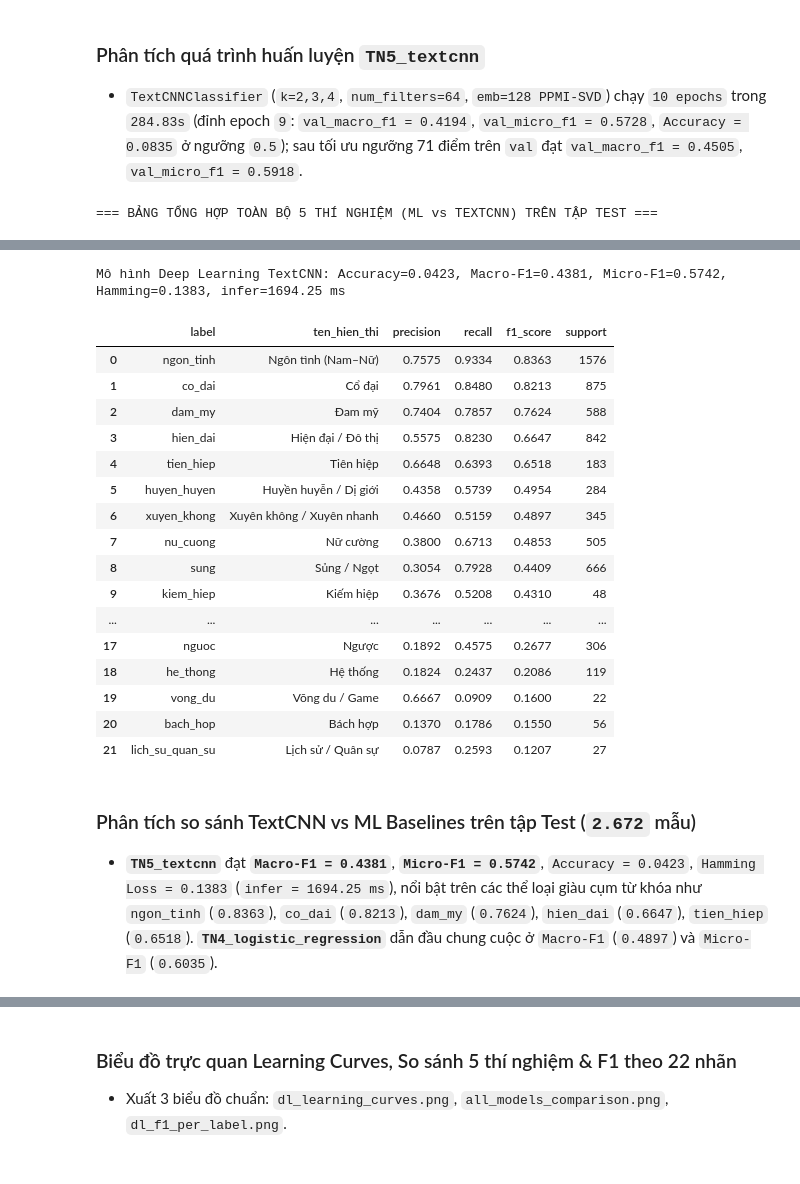
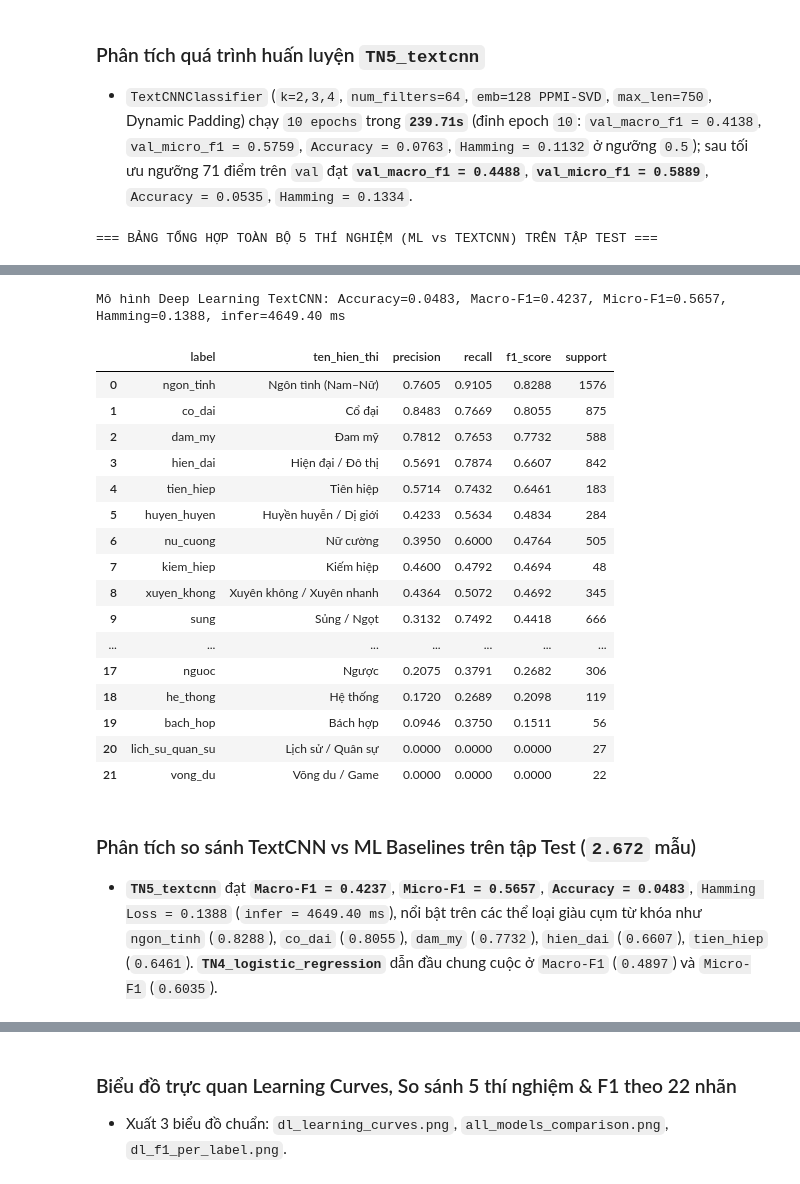
Before and after one commit to hoang424/NLP_CUOI-KY, a Jupyter notebook: notebooks/04_deep_learning.ipynb, the cells around one changed output, grey strips where cells are left out. Saved outputs shown, nothing was run; the diff lists cells and outputs as text; code cells hidden in the pictures.

```diff
--- a/notebooks/04_deep_learning.ipynb
+++ b/notebooks/04_deep_learning.ipynb
@@ -21,7 +21,6 @@ if str(ROOT) not in sys.path:
 import numpy as np
 import pandas as pd
 import torch
-from torch.utils.data import DataLoader, TensorDataset
 
 from src.config import (
     EXPERIMENTS_CSV,
@@ -31,6 +30,7 @@ from src.config import (
     MODELS_DIR,
     RANDOM_STATE,
     STORIES_CLEAN_CSV,
+    TEXTCNN_MAX_LEN,
 )
 from src.evaluation.metrics import (
     evaluate_model,
@@ -42,7 +42,9 @@ from src.evaluation.metrics import (
 from src.features.embedding import (
     build_corpus_embeddings,
     build_vocab,
-    texts_to_sequences,
+    estimate_dynamic_pad_ratio,
+    make_dynamic_dataloader,
+    texts_to_id_lists,
 )
 from src.models.ml_models import apply_thresholds, tune_per_label_thresholds
 from src.models.textcnn import (
@@ -73,7 +75,7 @@ y_train = train_df[label_cols].to_numpy(dtype=np.float32)
 y_val = val_df[label_cols].to_numpy(dtype=np.float32)
 y_test = test_df[label_cols].to_numpy(dtype=np.float32)
 
-MAX_LEN = 200
+MAX_LEN = TEXTCNN_MAX_LEN
 EMB_DIM = 128
 BATCH_SIZE = 256
 
@@ -82,9 +84,9 @@ val_tokens = val_df["tokens"].fillna("")
 test_tokens = test_df["tokens"].fillna("")
 
 vocab = build_vocab(train_tokens, min_freq=2, max_vocab_size=20000)
-x_seq_train = texts_to_sequences(train_tokens, vocab, max_len=MAX_LEN)
-x_seq_val = texts_to_sequences(val_tokens, vocab, max_len=MAX_LEN)
-x_seq_test = texts_to_sequences(test_tokens, vocab, max_len=MAX_LEN)
+x_ids_train = texts_to_id_lists(train_tokens, vocab, max_len=MAX_LEN)
+x_ids_val = texts_to_id_lists(val_tokens, vocab, max_len=MAX_LEN)
+x_ids_eval = texts_to_id_lists(test_tokens, vocab, max_len=MAX_LEN)
 
 t_emb = time.perf_counter()
 pretrained_matrix = build_corpus_embeddings(
@@ -99,33 +101,44 @@ pretrained_matrix = build_corpus_embeddings(
 emb_time = time.perf_counter() - t_emb
 
 pin_mem = device == "cuda"
-seq_train_loader = DataLoader(
-    TensorDataset(torch.tensor(x_seq_train, dtype=torch.long), torch.tensor(y_train)),
+seq_train_loader = make_dynamic_dataloader(
+    x_ids_train,
+    labels=y_train,
     batch_size=BATCH_SIZE,
     shuffle=True,
     pin_memory=pin_mem,
+    seed=RANDOM_STATE,
 )
-seq_val_loader = DataLoader(
-    TensorDataset(torch.tensor(x_seq_val, dtype=torch.long), torch.tensor(y_val)),
+seq_val_loader = make_dynamic_dataloader(
+    x_ids_val,
+    labels=y_val,
     batch_size=BATCH_SIZE,
     shuffle=False,
     pin_memory=pin_mem,
 )
-seq_test_loader = DataLoader(
-    TensorDataset(torch.tensor(x_seq_test, dtype=torch.long), torch.tensor(y_test)),
+seq_test_loader = make_dynamic_dataloader(
+    x_ids_eval,
+    labels=y_test,
     batch_size=BATCH_SIZE,
     shuffle=False,
     pin_memory=pin_mem,
 )
+
+train_lens = np.array([len(s) for s in x_ids_train])
+fixed_pad_pct = float((MAX_LEN - train_lens).mean() / MAX_LEN * 100.0)
+dyn_pad_pct = estimate_dynamic_pad_ratio(x_ids_train, batch_size=BATCH_SIZE, bucketed=True, seed=RANDOM_STATE) * 100.0
 
 pos_weight = compute_pos_weights(y_train, max_weight=3.5, mode="sqrt")
 THRESH_GRID = np.round(np.linspace(0.15, 0.85, 71), 2)
 
 print(f"Tập dữ liệu: train={len(train_df)}, val={len(val_df)}, test={len(test_df)}")
 print(
-    f"Vocab TextCNN (min_freq=2): {len(vocab)} | Seq shape: {x_seq_train.shape} | "
+    f"Vocab TextCNN (min_freq=2): {len(vocab)} | MAX_LEN={MAX_LEN} (Dynamic Padding batch={BATCH_SIZE}) | "
     f"PPMI-SVD Embedding: {pretrained_matrix.shape} ({emb_time:.2f}s)"
 )
+print(
+    f"Tỷ lệ <PAD> trên train: Padding cố định={fixed_pad_pct:.2f}% -> Dynamic Padding (bucketed)={dyn_pad_pct:.2f}%"
+)
 print("pos_weight (sqrt, max=3.5):", {lbl: round(float(w), 2) for lbl, w in zip(GENRE_LABELS, pos_weight)})
 # %% [output]
 PyTorch: 2.8.0+cpu | Thiết bị: cpu | CPU threads: 4
@@ -223,6 +365,6 @@ display(pd.DataFrame(cnn_history).assign(epoch=lambda d: np.arange(1, len(d) + 1
 # %% [markdown]
 ### Phân tích quá trình huấn luyện `TN5_textcnn`
-- `TextCNNClassifier` (`k=2,3,4`, `num_filters=64`, `emb=128 PPMI-SVD`) chạy `10 epochs` trong `284.83s` (đỉnh epoch `9`: `val_macro_f1 = 0.4194`, `val_micro_f1 = 0.5728`, `Accuracy = 0.0835` ở ngưỡng `0.5`); sau tối ưu ngưỡng 71 điểm trên `val` đạt `val_macro_f1 = 0.4505`, `val_micro_f1 = 0.5918`.
+- `TextCNNClassifier` (`k=2,3,4`, `num_filters=64`, `emb=128 PPMI-SVD`, `max_len=750`, Dynamic Padding) chạy `10 epochs` trong **`239.71s`** (đỉnh epoch `10`: `val_macro_f1 = 0.4138`, `val_micro_f1 = 0.5759`, `Accuracy = 0.0763`, `Hamming = 0.1132` ở ngưỡng `0.5`); sau tối ưu ngưỡng 71 điểm trên `val` đạt **`val_macro_f1 = 0.4488`**, **`val_micro_f1 = 0.5889`**, `Accuracy = 0.0535`, `Hamming = 0.1334`.
 # %%
 # Đánh giá cuối cùng trên tập TEST (chạy duy nhất 1 lần) & cập nhật experiments.csv
 if EXPERIMENTS_CSV.exists() and EXPERIMENTS_CSV.stat().st_size > 0:
@@ -259,7 +401,7 @@ save_experiment_result(
     model_name="TextCNN (Word Embedding)",
     feature_type=f"PPMI-SVD Emb + Multi-scale CNN (max_len={MAX_LEN})",
     metrics=te_metrics,
-    notes=f"Test set ({len(y_test)} mẫu) | TextCNN (k=2,3,4; f={NUM_FILTERS}; emb={EMB_DIM} PPMI-SVD) + sqrt pos_weight | {thresh_mode}",
+    notes=f"Test set ({len(y_test)} mẫu) | TextCNN (k=2,3,4; f={NUM_FILTERS}; emb={EMB_DIM} PPMI-SVD; dynamic_pad) + sqrt pos_weight | {thresh_mode}",
     output_path=EXPERIMENTS_CSV,
 )
 
@@ -299,24 +441,24 @@ display(dl_per_label_df)
-Mô hình Deep Learning TextCNN: Accuracy=0.0423, Macro-F1=0.4381, Micro-F1=0.5742, Hamming=0.1383, infer=1694.25 ms
+Mô hình Deep Learning TextCNN: Accuracy=0.0483, Macro-F1=0.4237, Micro-F1=0.5657, Hamming=0.1388, infer=4649.40 ms
 |  | label | ten_hien_thi | precision | recall | f1_score | support |
-| 0 | ngon_tinh | Ngôn tình (Nam–Nữ) | 0.7575 | 0.9334 | 0.8363 | 1576 |
-| 1 | co_dai | Cổ đại | 0.7961 | 0.8480 | 0.8213 | 875 |
-| 2 | dam_my | Đam mỹ | 0.7404 | 0.7857 | 0.7624 | 588 |
-| 3 | hien_dai | Hiện đại / Đô thị | 0.5575 | 0.8230 | 0.6647 | 842 |
-| 4 | tien_hiep | Tiên hiệp | 0.6648 | 0.6393 | 0.6518 | 183 |
-| 5 | huyen_huyen | Huyền huyễn / Dị giới | 0.4358 | 0.5739 | 0.4954 | 284 |
-| 6 | xuyen_khong | Xuyên không / Xuyên nhanh | 0.4660 | 0.5159 | 0.4897 | 345 |
-| 7 | nu_cuong | Nữ cường | 0.3800 | 0.6713 | 0.4853 | 505 |
-| 8 | sung | Sủng / Ngọt | 0.3054 | 0.7928 | 0.4409 | 666 |
-| 9 | kiem_hiep | Kiếm hiệp | 0.3676 | 0.5208 | 0.4310 | 48 |
+| 0 | ngon_tinh | Ngôn tình (Nam–Nữ) | 0.7605 | 0.9105 | 0.8288 | 1576 |
+| 1 | co_dai | Cổ đại | 0.8483 | 0.7669 | 0.8055 | 875 |
+| 2 | dam_my | Đam mỹ | 0.7812 | 0.7653 | 0.7732 | 588 |
+| 3 | hien_dai | Hiện đại / Đô thị | 0.5691 | 0.7874 | 0.6607 | 842 |
+| 4 | tien_hiep | Tiên hiệp | 0.5714 | 0.7432 | 0.6461 | 183 |
+| 5 | huyen_huyen | Huyền huyễn / Dị giới | 0.4233 | 0.5634 | 0.4834 | 284 |
+| 6 | nu_cuong | Nữ cường | 0.3950 | 0.6000 | 0.4764 | 505 |
+| 7 | kiem_hiep | Kiếm hiệp | 0.4600 | 0.4792 | 0.4694 | 48 |
+| 8 | xuyen_khong | Xuyên không / Xuyên nhanh | 0.4364 | 0.5072 | 0.4692 | 345 |
+| 9 | sung | Sủng / Ngọt | 0.3132 | 0.7492 | 0.4418 | 666 |
 | ... | ... | ... | ... | ... | ... | ... |
-| 17 | nguoc | Ngược | 0.1892 | 0.4575 | 0.2677 | 306 |
-| 18 | he_thong | Hệ thống | 0.1824 | 0.2437 | 0.2086 | 119 |
-| 19 | vong_du | Võng du / Game | 0.6667 | 0.0909 | 0.1600 | 22 |
-| 20 | bach_hop | Bách hợp | 0.1370 | 0.1786 | 0.1550 | 56 |
-| 21 | lich_su_quan_su | Lịch sử / Quân sự | 0.0787 | 0.2593 | 0.1207 | 27 |
+| 17 | nguoc | Ngược | 0.2075 | 0.3791 | 0.2682 | 306 |
+| 18 | he_thong | Hệ thống | 0.1720 | 0.2689 | 0.2098 | 119 |
+| 19 | bach_hop | Bách hợp | 0.0946 | 0.3750 | 0.1511 | 56 |
+| 20 | lich_su_quan_su | Lịch sử / Quân sự | 0.0000 | 0.0000 | 0.0000 | 27 |
+| 21 | vong_du | Võng du / Game | 0.0000 | 0.0000 | 0.0000 | 22 |
 # %% [markdown]
 ### Phân tích so sánh TextCNN vs ML Baselines trên tập Test (`2.672` mẫu)
-- **`TN5_textcnn`** đạt **`Macro-F1 = 0.4381`**, **`Micro-F1 = 0.5742`**, `Accuracy = 0.0423`, `Hamming Loss = 0.1383` (`infer = 1694.25 ms`), nổi bật trên các thể loại giàu cụm từ khóa như `ngon_tinh` (`0.8363`), `co_dai` (`0.8213`), `dam_my` (`0.7624`), `hien_dai` (`0.6647`), `tien_hiep` (`0.6518`). **`TN4_logistic_regression`** dẫn đầu chung cuộc ở `Macro-F1` (`0.4897`) và `Micro-F1` (`0.6035`).
+- **`TN5_textcnn`** đạt **`Macro-F1 = 0.4237`**, **`Micro-F1 = 0.5657`**, **`Accuracy = 0.0483`**, `Hamming Loss = 0.1388` (`infer = 4649.40 ms`), nổi bật trên các thể loại giàu cụm từ khóa như `ngon_tinh` (`0.8288`), `co_dai` (`0.8055`), `dam_my` (`0.7732`), `hien_dai` (`0.6607`), `tien_hiep` (`0.6461`). **`TN4_logistic_regression`** dẫn đầu chung cuộc ở `Macro-F1` (`0.4897`) và `Micro-F1` (`0.6035`).
 # %%
 # Vẽ và lưu 3 biểu đồ chuẩn vào outputs/figures/
 from IPython.display import Image, display
```
Also changed, not shown: parts of 15 cells of this notebook, 23 other files.
